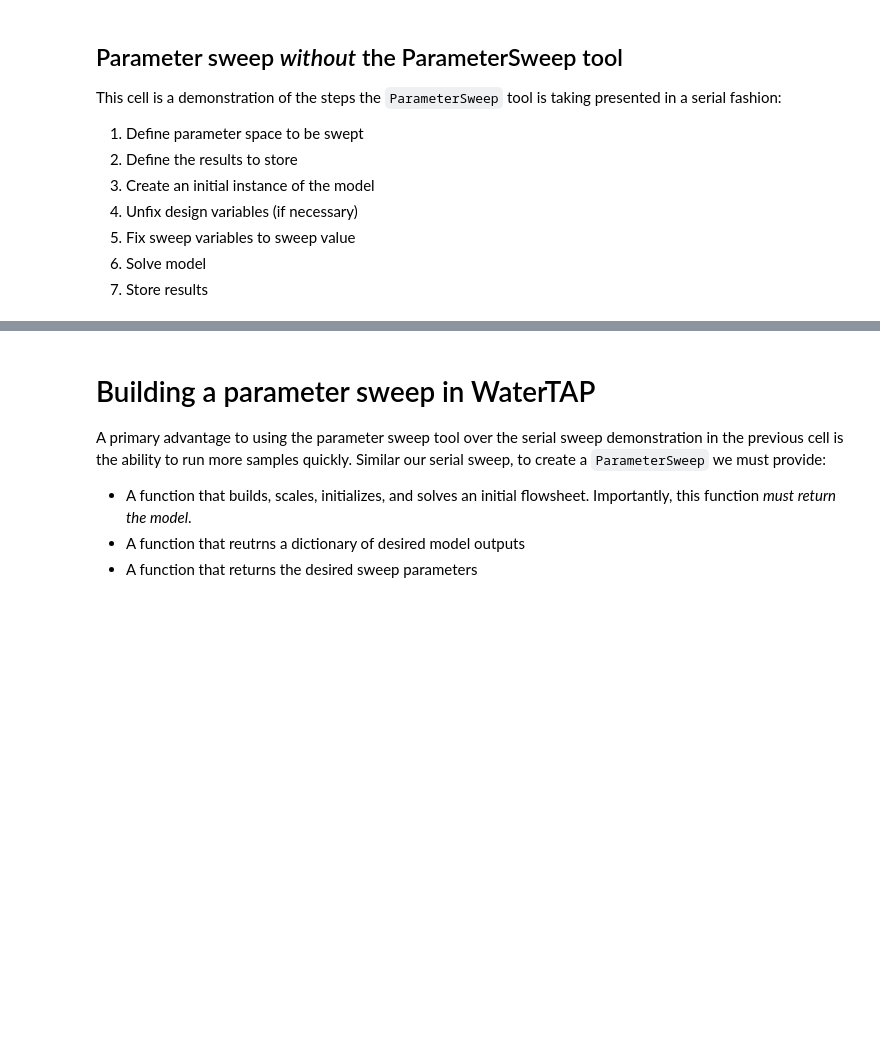
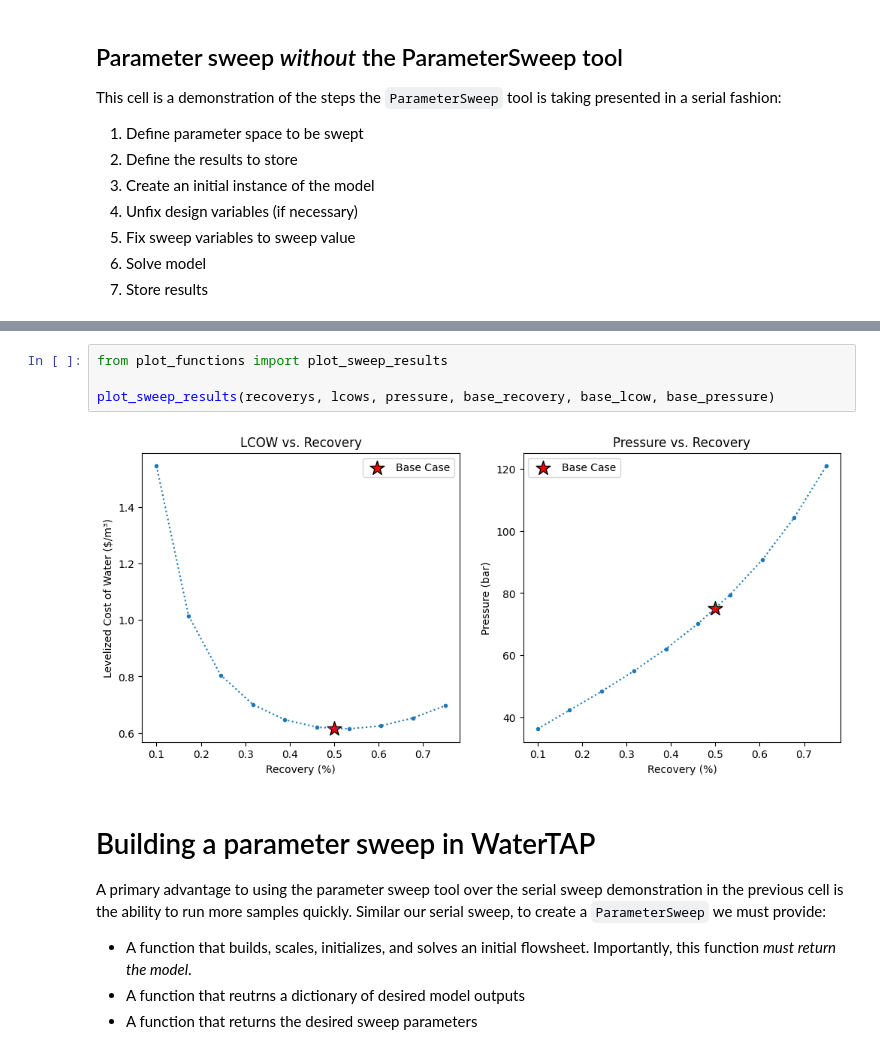
Before and after one commit to sufikaur/myfork-watertap_academy_fall_2025, a Jupyter notebook: week5/parameter_sweep_demo.ipynb, the cells around one changed output, grey strips where cells are left out. Cells and saved outputs as stored; diff of their text form; blank space fills up the shorter version.

Commit message:
moved plot functions to a helper file

```diff
--- a/week5/parameter_sweep_demo.ipynb
+++ b/week5/parameter_sweep_demo.ipynb
@@ -144,3 +103,9 @@ ax2.legend()
+# %%
+from plot_functions import plot_sweep_results
+
+plot_sweep_results(recoverys, lcows, pressure, base_recovery, base_lcow, base_pressure)
+# %% [output]
+[figure, added]
 # %% [markdown]
 # Building a parameter sweep in WaterTAP
 
```
Also changed, not shown: parts of 9 cells of this notebook, 2 other files.
